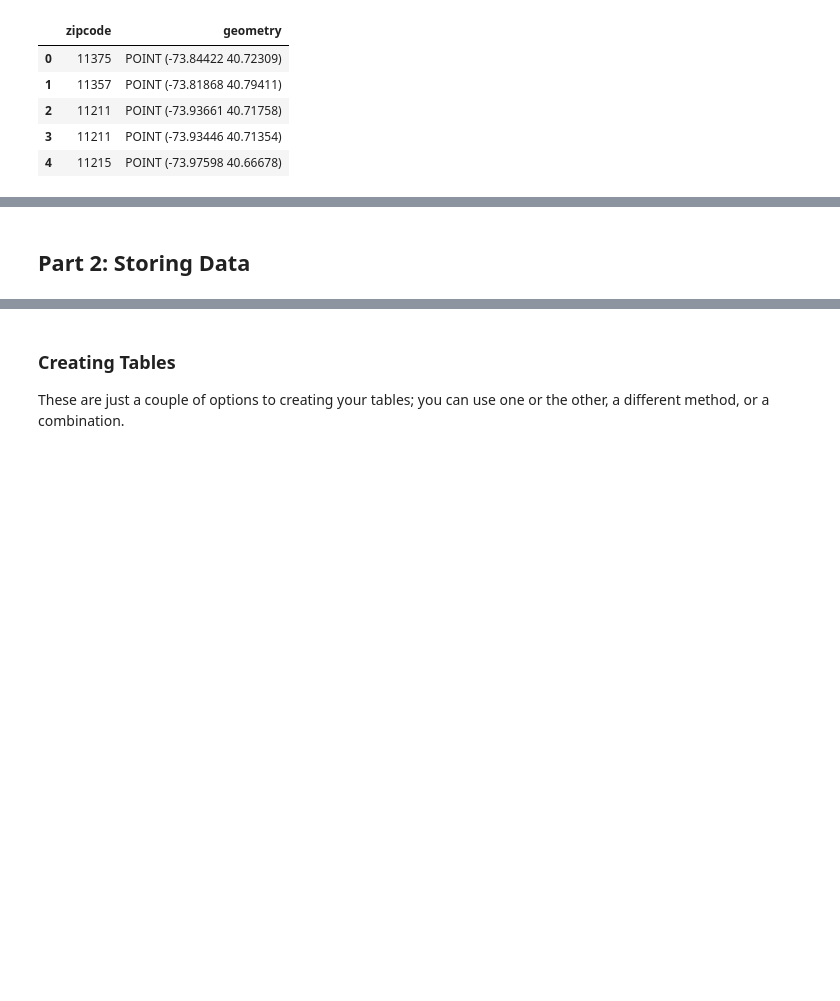
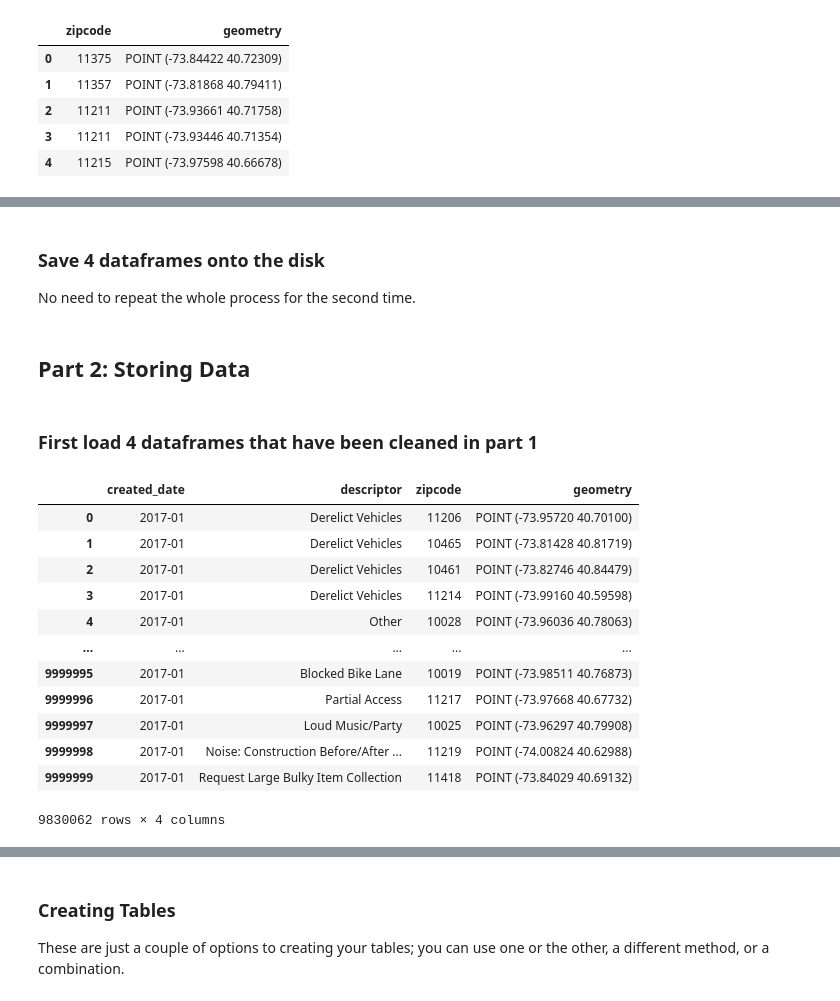
Before and after one commit to Shuochun/4501_final_project, a Jupyter notebook: Project Code.ipynb, the cells around one changed output, grey strips where cells are left out. Drawn from its saved outputs; the diff is of its cells as text; code cells hidden in the pictures; blank space fills up the shorter version.

Commit message:
part 1 modified.

```diff
--- a/Project Code.ipynb
+++ b/Project Code.ipynb
@@ -295,0 +317,3 @@ df_zillow_data.head()
+# %% [markdown]
+### Save 4 dataframes onto the disk
+No need to repeat the whole process for the second time.
@@ -296,4 +326,27 @@ df_zillow_data.head()
 # %% [markdown]
 ## Part 2: Storing Data
+# %% [markdown]
+### First load 4 dataframes that have been cleaned in part 1
+# %%
+geodf_311_data = gpd.read_file(DATA_DIR/"data_cleaned"/"311.shp")
+geodf_tree_data = gpd.read_file(DATA_DIR/"data_cleaned"/"tree.shp")
+geodf_zipcode_data = gpd.read_file(DATA_DIR/"data_cleaned"/"zipcode.geojson")
+df_zillow_data = pd.read_csv(DATA_DIR/"data_cleaned"/"zillow.csv")
+# %%
+geodf_311_data
+# %% [output]
+|  | created_date | descriptor | zipcode | geometry |
+| 0 | 2017-01 | Derelict Vehicles | 11206 | POINT (-73.95720 40.70100) |
+| 1 | 2017-01 | Derelict Vehicles | 10465 | POINT (-73.81428 40.81719) |
+| 2 | 2017-01 | Derelict Vehicles | 10461 | POINT (-73.82746 40.84479) |
+| 3 | 2017-01 | Derelict Vehicles | 11214 | POINT (-73.99160 40.59598) |
+| 4 | 2017-01 | Other | 10028 | POINT (-73.96036 40.78063) |
+| ... | ... | ... | ... | ... |
+| 9999995 | 2017-01 | Blocked Bike Lane | 10019 | POINT (-73.98511 40.76873) |
+| 9999996 | 2017-01 | Partial Access | 11217 | POINT (-73.97668 40.67732) |
+| 9999997 | 2017-01 | Loud Music/Party | 10025 | POINT (-73.96297 40.79908) |
+| 9999998 | 2017-01 | Noise: Construction Before/After ... | 11219 | POINT (-74.00824 40.62988) |
+| 9999999 | 2017-01 | Request Large Bulky Item Collection | 11418 | POINT (-73.84029 40.69132) |
+9830062 rows × 4 columns
 # %%
 !createdb 4501_project_database
```
Also changed, not shown: parts of 20 cells of this notebook.
